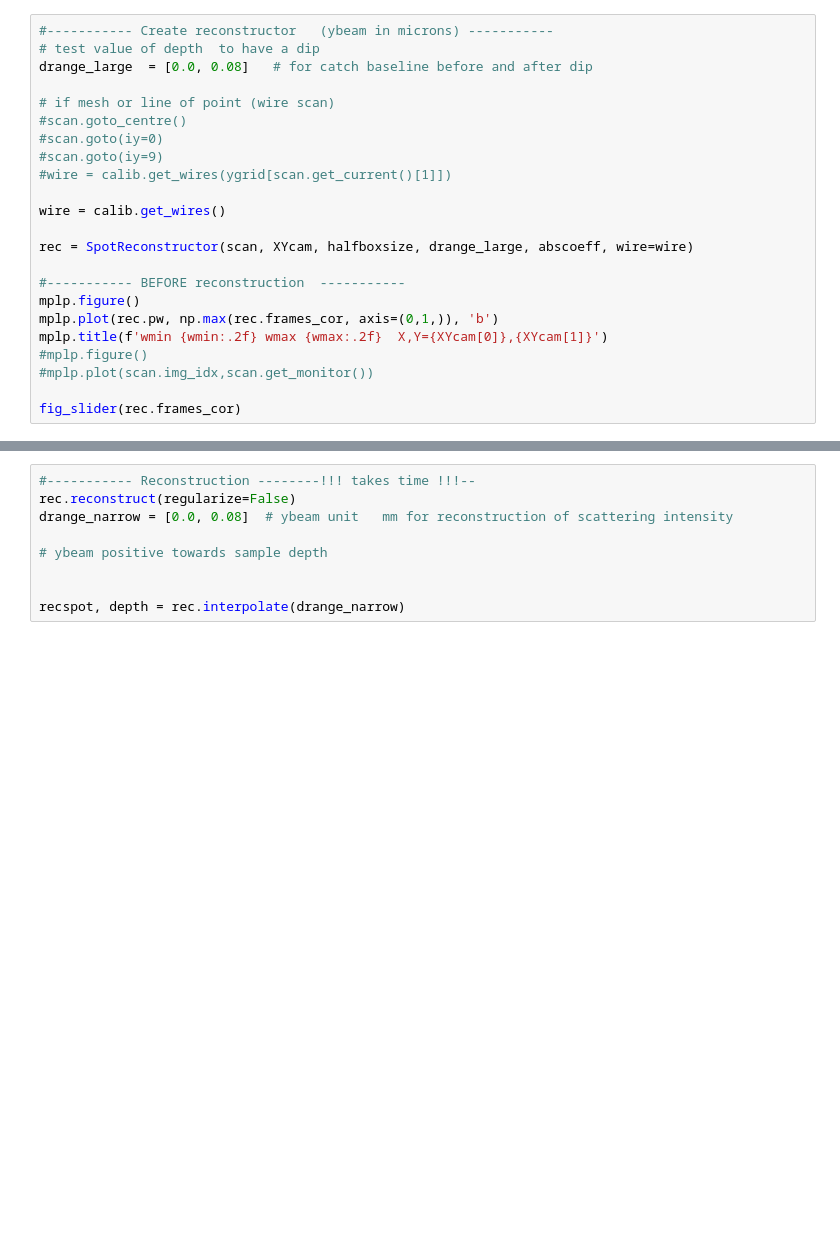
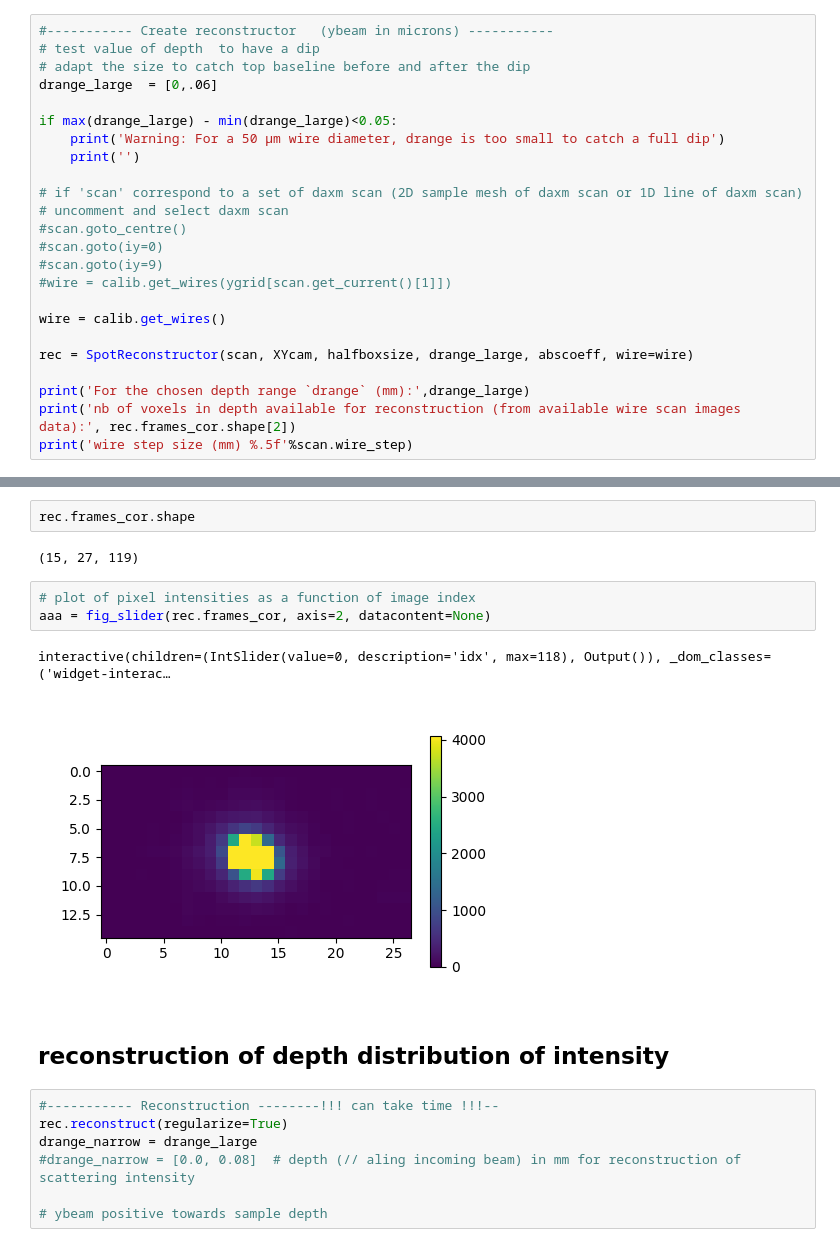
Before and after one commit to BM32ESRF/lauetools, a Jupyter notebook: LaueTools/Daxm/scripts/rec_spot.ipynb, the cells around one changed output, grey strips where cells are left out. Drawn from its saved outputs; the diff is of its cells as text; blank space fills up the shorter version.

```diff
--- a/LaueTools/Daxm/scripts/rec_spot.ipynb
+++ b/LaueTools/Daxm/scripts/rec_spot.ipynb
@@ -202,9 +294,15 @@ wmin, wmax = scan.wire_position[0],scan.wire_position[-1]
 # %%
 #----------- Create reconstructor   (ybeam in microns) -----------
 # test value of depth  to have a dip
-drange_large  = [0.0, 0.08]   # for catch baseline before and after dip
+# adapt the size to catch top baseline before and after the dip
+drange_large  = [0,.06]
 
-# if mesh or line of point (wire scan)
+if max(drange_large) - min(drange_large)<0.05:
+    print('Warning: For a 50 µm wire diameter, drange is too small to catch a full dip')
+    print('')
+
+# if 'scan' correspond to a set of daxm scan (2D sample mesh of daxm scan or 1D line of daxm scan)
+# uncomment and select daxm scan
 #scan.goto_centre()
 #scan.goto(iy=0)
 #scan.goto(iy=9)
@@ -214,12 +312,7 @@ wire = calib.get_wires()
 
 rec = SpotReconstructor(scan, XYcam, halfboxsize, drange_large, abscoeff, wire=wire)
 
-#----------- BEFORE reconstruction  -----------
-mplp.figure()
-mplp.plot(rec.pw, np.max(rec.frames_cor, axis=(0,1,)), 'b')
-mplp.title(f'wmin {wmin:.2f} wmax {wmax:.2f}  X,Y={XYcam[0]},{XYcam[1]}')
-#mplp.figure()
-#mplp.plot(scan.img_idx,scan.get_monitor())
-
-fig_slider(rec.frames_cor)
+print('For the chosen depth range `drange` (mm):',drange_large)
+print('nb of voxels in depth available for reconstruction (from available wire scan images data):', rec.frames_cor.shape[2])
+print('wire step size (mm) %.5f'%scan.wire_step)
 # %% [output]
@@ -232,9 +429,19 @@ interactive(children=(IntSlider(value=0, description='idx', max=187), Output()),
+# %%
+rec.frames_cor.shape
+# %% [output]
+(15, 27, 119)
+# %%
+# plot of pixel intensities as a function of image index
+aaa = fig_slider(rec.frames_cor, axis=2, datacontent=None)
+# %% [output]
+interactive(children=(IntSlider(value=0, description='idx', max=118), Output()), _dom_classes=('widget-interac…
+[figure, added]
+# %% [markdown]
+## reconstruction of depth distribution of intensity
 # %%
-#----------- Reconstruction --------!!! takes time !!!--
-rec.reconstruct(regularize=False)
-drange_narrow = [0.0, 0.08]  # ybeam unit   mm for reconstruction of scattering intensity
+#----------- Reconstruction --------!!! can take time !!!--
+rec.reconstruct(regularize=True)
+drange_narrow = drange_large
+#drange_narrow = [0.0, 0.08]  # depth (// aling incoming beam) in mm for reconstruction of scattering intensity
 
 # ybeam positive towards sample depth
-
-
-recspot, depth = rec.interpolate(drange_narrow)
```
Also changed, not shown: parts of 36 cells of this notebook.
